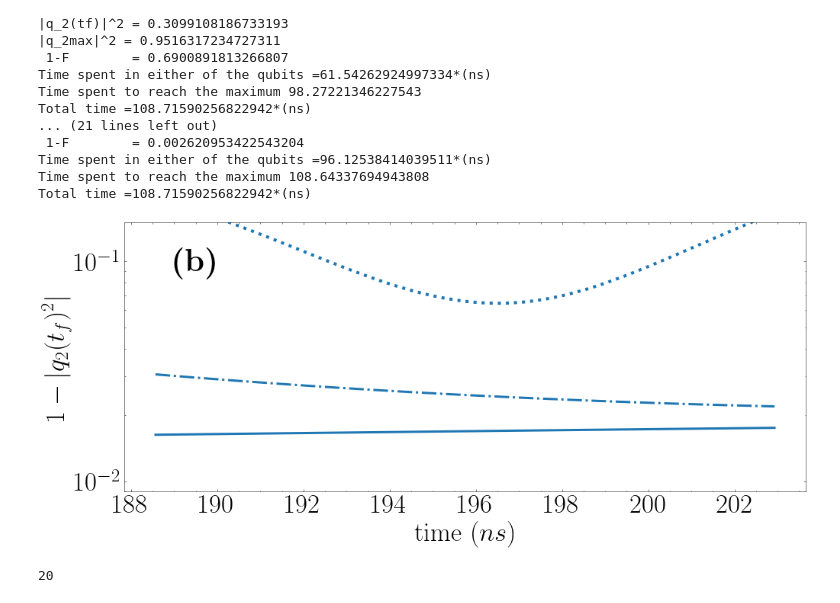
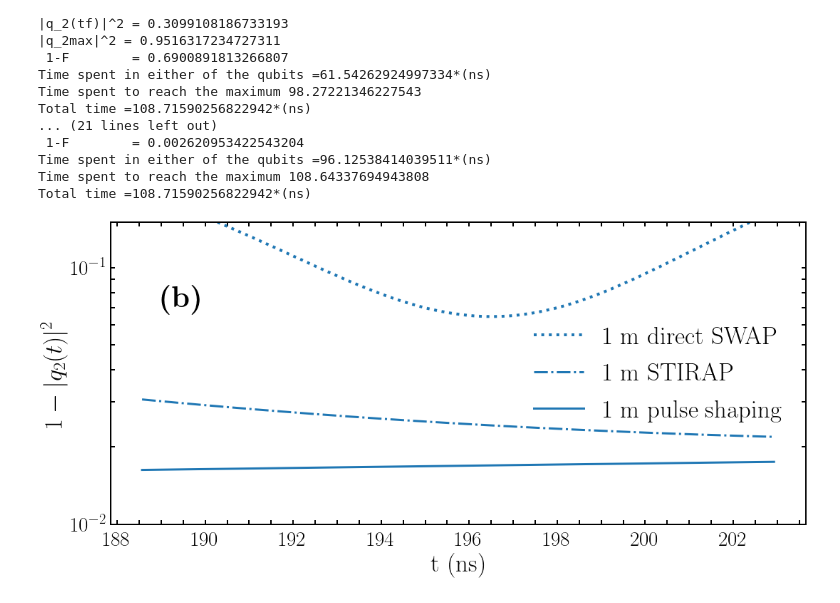
Before and after one commit to Gphysics-fpf/2022_state_transfer, a Jupyter notebook: Codes/01 Transfer Protocols Comparison.ipynb, the cells around one changed output. Cells and saved outputs as stored; diff of their text form; code cells hidden in the pictures.

```diff
--- a/Codes/01 Transfer Protocols Comparison.ipynb
+++ b/Codes/01 Transfer Protocols Comparison.ipynb
@@ -580,7 +580,7 @@ The idea of this section is to establish a quantitative measure of how robust is
 # %%
 '''We define the variables that contain the optimal values for each of the protocols
 for 1m WG and the T1 of 11.5 μs. First component: value. Second component: entry of the vector.'''
-
+T1_1=11.5e-6*1e9
 Optimal_swap = [np.min(1-Direct_swap_1m_comparison_times[:,7]    *  np.exp(-np.array(Direct_swap_1m_comparison_times[:,8], dtype = float)/T1_1)), np.argmin(1-Direct_swap_1m_comparison_times[:,7]    *  np.exp(-np.array(Direct_swap_1m_comparison_times[:,8], dtype = float)/T1_1))]
 Optimal_shaping = [np.min(1-pulse_shaping_1m_comparison_times[:,0]  *  np.exp(-np.array(pulse_shaping_1m_comparison_times[:,8], dtype = float)/T1_1)), np.argmin(1-pulse_shaping_1m_comparison_times[:,0]  *  np.exp(-np.array(pulse_shaping_1m_comparison_times[:,8], dtype = float)/T1_1))]
 Optimal_STIRAP = [np.min(1-STIRAP_1m_comparison_times[:,0]         *  np.exp(-np.array(STIRAP_1m_comparison_times[:,8], dtype = float)/T1_1)), np.argmin(1-STIRAP_1m_comparison_times[:,0]         *  np.exp(-np.array(STIRAP_1m_comparison_times[:,8], dtype = float)/T1_1))]
@@ -649,37 +641,39 @@ Time spent in either of the qubits =96.12538414039511*(ns)
 Time spent to reach the maximum 108.64337694943808
 Total time =108.71590256822942*(ns)
 # %%
-fig, (ax1) = plt.subplots(nrows=1, ncols=1, figsize=(14,6), sharey = True, constrained_layout=True)
+fig, (ax1) = plt.subplots(nrows=1, ncols=1, figsize=(15,7), sharey = True, constrained_layout=True)
+plt.rcParams['axes.linewidth'] = 2
 
 time = np.linspace(0, Enough_duration, 1500)
 plt.rcParams.update({'font.size': 35})
 
 # ax1.plot(time,Robustness_Direct_swap_1m[11][1100:1250],'o', label =' 1 m' )
 # ax1.plot(time,Robustness_pulse_shaping_1m[11][1100:1250],'o', label =' 1 m' )
 # ax1.plot(time,Robustness_STIRAP_1m[11][1100:1250],'o', label =' 1 m' )
 
-ax1.semilogy(time[1300:1400],1-Robustness_Direct_swap_1m[11][1300:1400] * np.exp(-np.array(time[1300:1400], dtype = float)/T1_1),':', linewidth= 4, color = 'tab:blue',   label =' 1 m direct swap' )
+ax1.semilogy(time[1300:1400],1-Robustness_Direct_swap_1m[11][1300:1400] * np.exp(-np.array(time[1300:1400], dtype = float)/T1_1),':', linewidth= 4, color = 'tab:blue',   label =' 1 m direct SWAP' )
 ax1.semilogy(time[1300:1400],1-Robustness_STIRAP_1m[11][1300:1400]* np.exp(-np.array(time[1300:1400], dtype = float)/T1_1),'-.',linewidth= 3, color = 'tab:blue',  label =' 1 m STIRAP' )
 ax1.semilogy(time[1300:1400],1-Robustness_pulse_shaping_1m[11][1300:1400]* np.exp(-np.array(time[1300:1400], dtype = float)/T1_1),'-',linewidth= 3,color = 'tab:blue',  label =' 1 m pulse shaping' )
 
 
-ax1.set_ylim(.9e-2, 1.5e-1)
+ax1.set_ylim(1e-2, 1.5e-1)
 
 
 
-ax1.set_ylabel('$$1-|q_2(t_f)^2|$$')
-ax1.set_xlabel('time $(ns) $ ')
+ax1.set_ylabel('$$1-|q_2(t)|^2$$')
+ax1.set_xlabel('t (ns)  ')
 
-ax1.text(189, 0.9e-1,'\\textbf{(b)}',color='black', weight='bold', fontsize=42)
+ax1.text(189, 0.7e-1,'\\textbf{(b)}',color='black', weight='bold', fontsize=42)
+ax1.yaxis.set_tick_params(labelsize=37)
+ax1.yaxis.set_tick_params(labelsize=37)
+ax1.tick_params(labelcolor='black', labelsize='small', width=2, length =6)
+ax1.tick_params(which='minor', color='black',  width=2, length=6)
+ax1.xaxis.set_tick_params(pad=10)
+ax1.tick_params(labelcolor='black', labelsize='small', width=2, length =6)
 
-
-# ax1.legend()
+ax1.legend()
 plt.show()
 fig.savefig('../Figures/fig8b.svg')
 fig.savefig('../Figures/fig8b.pdf')
 # %% [output]
-[figure, old version]
+[figure, new version]
-# %%
-20
-# %% [output]
-20
```
Also changed, not shown: parts of 2 cells of this notebook, 4 other files.
